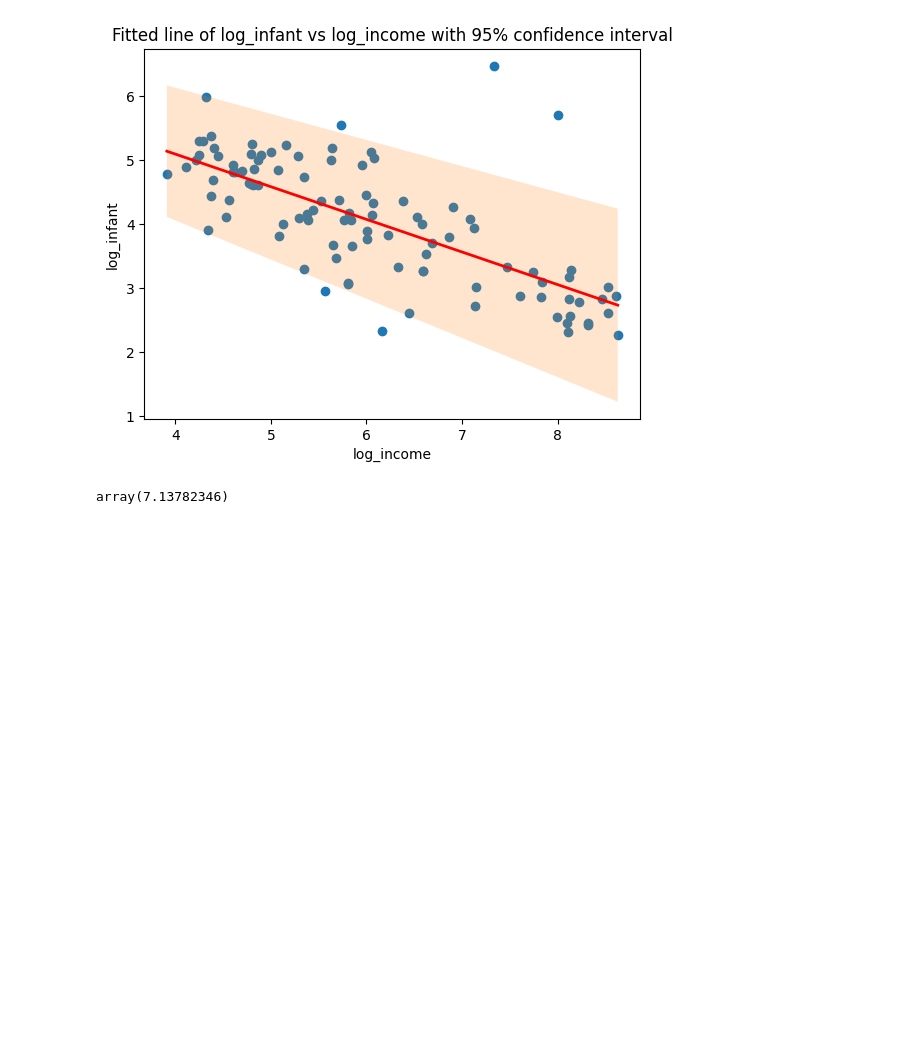
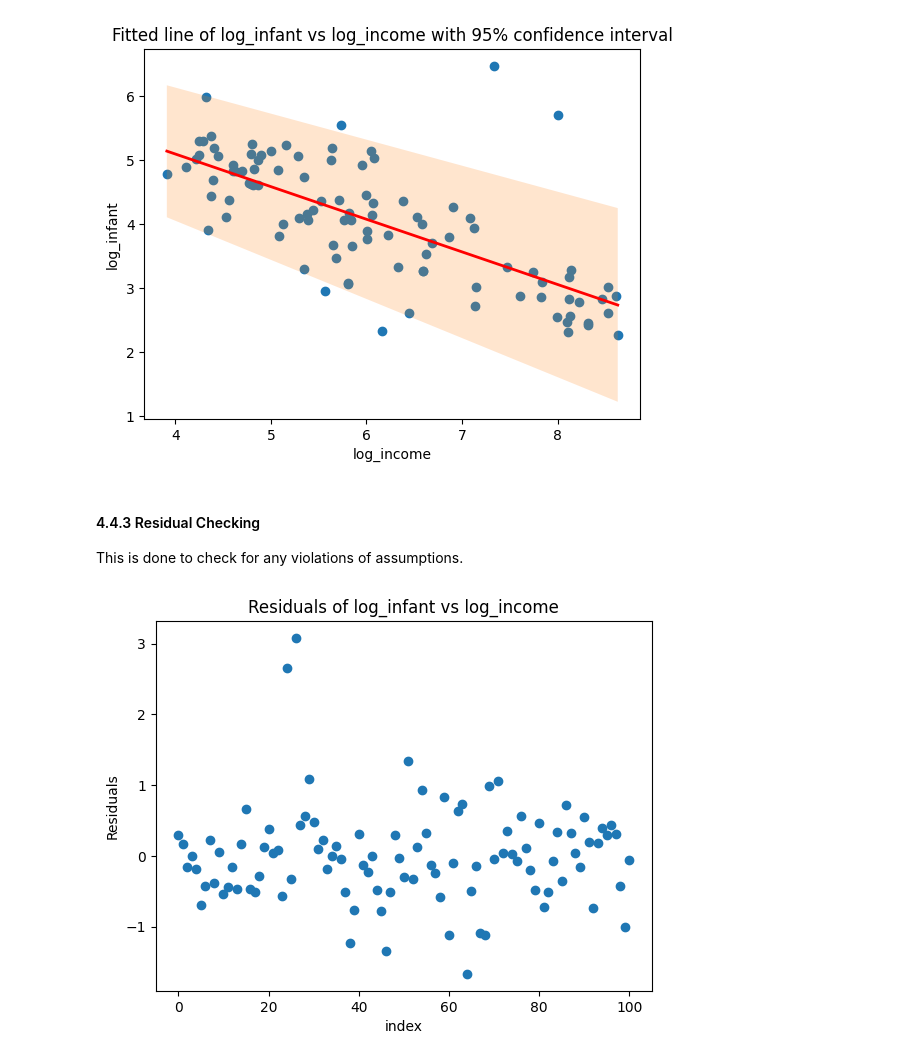
Before and after one commit to myckim1/Bayesian_Course, a Jupyter notebook: Bayesian.ipynb, the cells around one changed output. Saved outputs shown, nothing was run; the diff lists cells and outputs as text; code cells hidden in the pictures; blank space fills up the shorter version.

Commit message:
Started residual checking on notebook

```diff
--- a/Bayesian.ipynb
+++ b/Bayesian.ipynb
@@ -686,7 +695,17 @@ plt.ylabel("log_infant")
 plt.show()
 # %% [output]
 [figure]
-# %%
-trace.posterior.alpha.mean().values
-# %% [output]
-array(7.13782346)
+# %% [markdown]
+#### 4.4.3 Residual Checking
+This is done to check for any violations of assumptions.
+# %%
+#Get the residuals
+predicted = trace.posterior.alpha.mean().values + trace.posterior.beta.mean().values * leinhardt['log_income']
+residuals = leinhardt['log_infant'] - predicted
+plt.scatter(x=range(len(leinhardt)),y=residuals)
+plt.title("Residuals of log_infant vs log_income")
+plt.xlabel("index")
+plt.ylabel("Residuals")
+plt.show()
+# %% [output]
+[figure, added]
```
Also changed, not shown: parts of 14 cells of this notebook.
